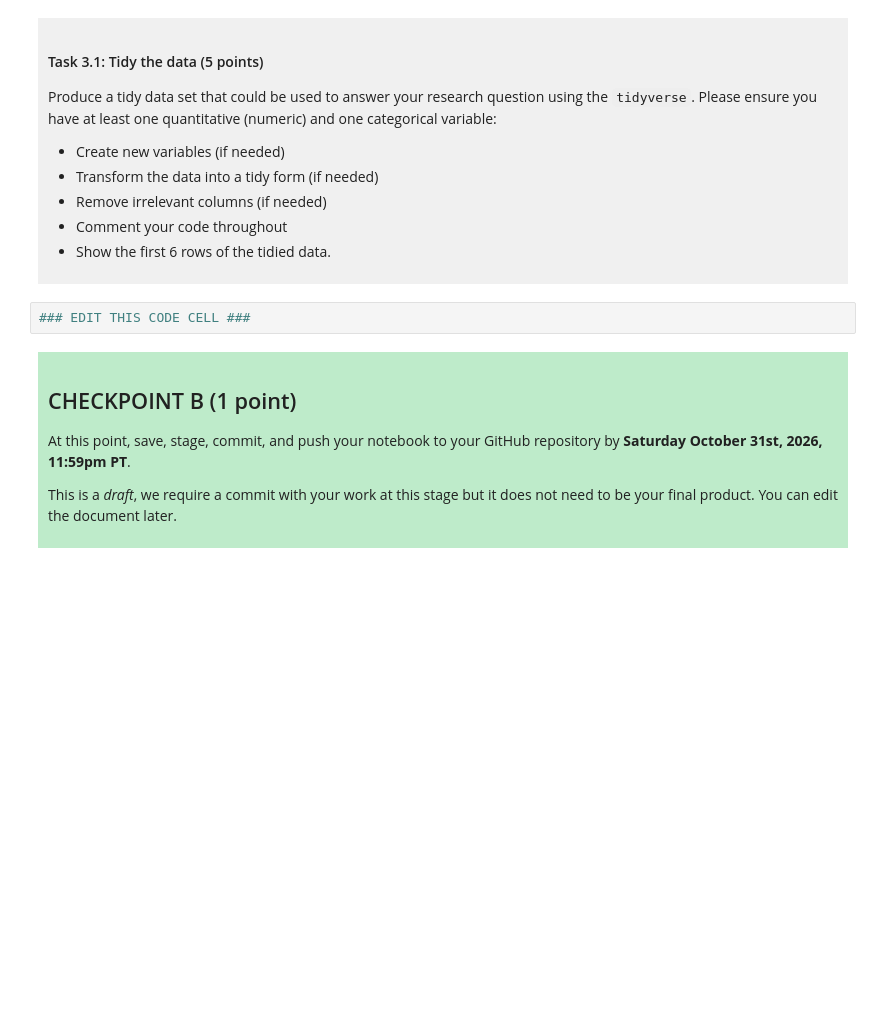
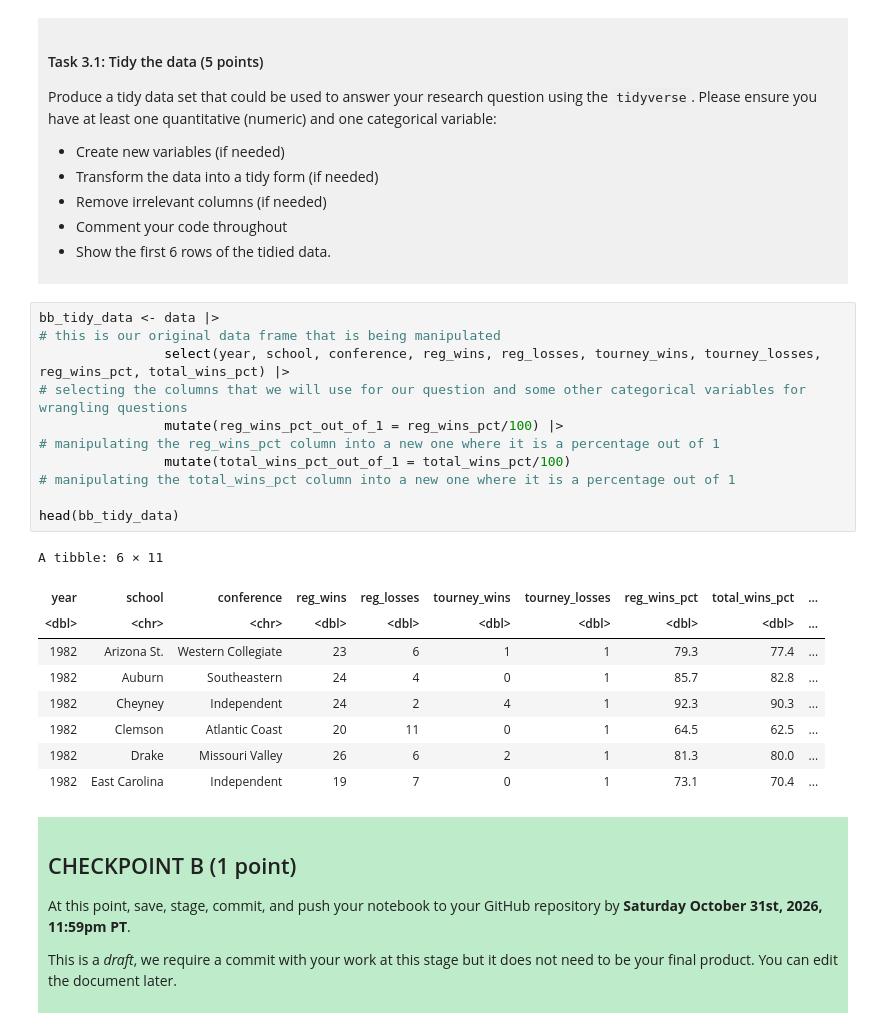
Before and after one commit to amyzhangdf39-glitch/dsci-100-project-amy-zhang, a Jupyter notebook: dsci-100-project-notebook.ipynb, the cells around one changed output. Cells and saved outputs as stored; diff of their text form; blank space fills up the shorter version.

Commit message:
Checkpoint B Upload (Without Instructor Feedback)
This is a draft of checkpoint B without any feedback on the research question.

```diff
--- a/dsci-100-project-notebook.ipynb
+++ b/dsci-100-project-notebook.ipynb
@@ -211,7 +222,26 @@ Produce a tidy data set that could be used to answer your research question usin
 
 </div>
 # %%
-### EDIT THIS CODE CELL ###
+bb_tidy_data <- data |>
+# this is our original data frame that is being manipulated
+                select(year, school, conference, reg_wins, reg_losses, tourney_wins, tourney_losses, reg_wins_pct, total_wins_pct) |>
+# selecting the columns that we will use for our question and some other categorical variables for wrangling questions
+                mutate(reg_wins_pct_out_of_1 = reg_wins_pct/100) |>
+# manipulating the reg_wins_pct column into a new one where it is a percentage out of 1
+                mutate(total_wins_pct_out_of_1 = total_wins_pct/100)
+# manipulating the total_wins_pct column into a new one where it is a percentage out of 1
+
+head(bb_tidy_data)
+# %% [output]
+A tibble: 6 × 11
+| year | school | conference | reg_wins | reg_losses | tourney_wins | tourney_losses | reg_wins_pct | total_wins_pct | ... |
+| <dbl> | <chr> | <chr> | <dbl> | <dbl> | <dbl> | <dbl> | <dbl> | <dbl> | ... |
+| 1982 | Arizona St. | Western Collegiate | 23 | 6 | 1 | 1 | 79.3 | 77.4 | ... |
+| 1982 | Auburn | Southeastern | 24 | 4 | 0 | 1 | 85.7 | 82.8 | ... |
+| 1982 | Cheyney | Independent | 24 | 2 | 4 | 1 | 92.3 | 90.3 | ... |
+| 1982 | Clemson | Atlantic Coast | 20 | 11 | 0 | 1 | 64.5 | 62.5 | ... |
+| 1982 | Drake | Missouri Valley | 26 | 6 | 2 | 1 | 81.3 | 80.0 | ... |
+| 1982 | East Carolina | Independent | 19 | 7 | 0 | 1 | 73.1 | 70.4 | ... |
 # %% [markdown]
 <div style="background-color: #beebca; padding: 10px;">
 
```
Also changed, not shown: parts of 3 cells of this notebook.
